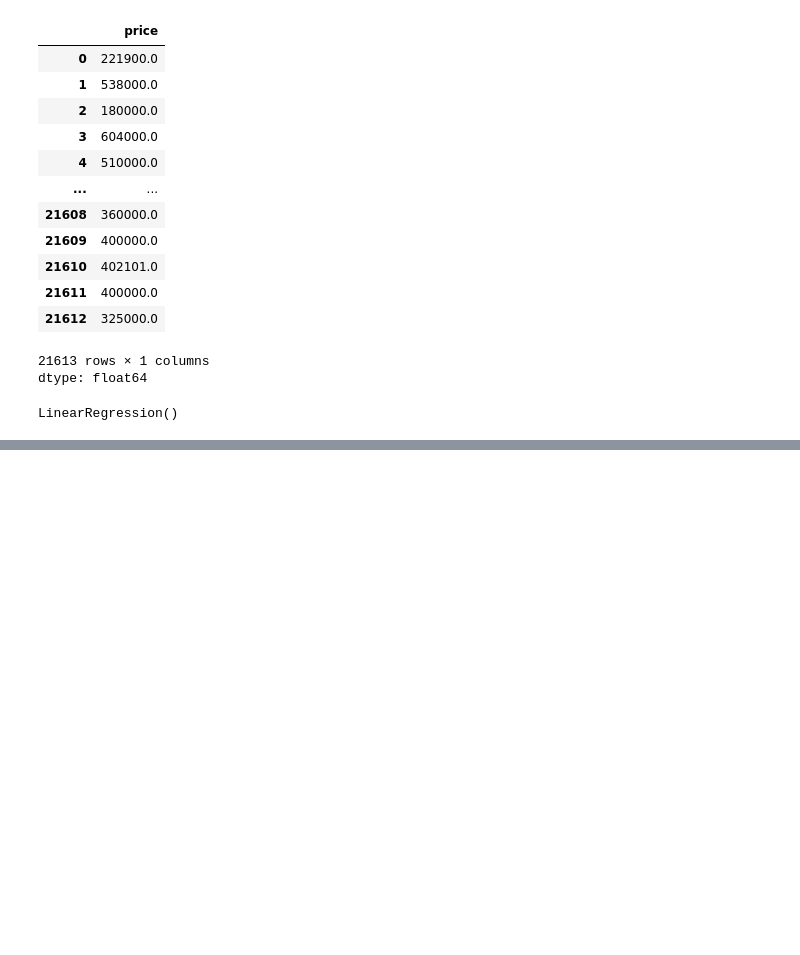
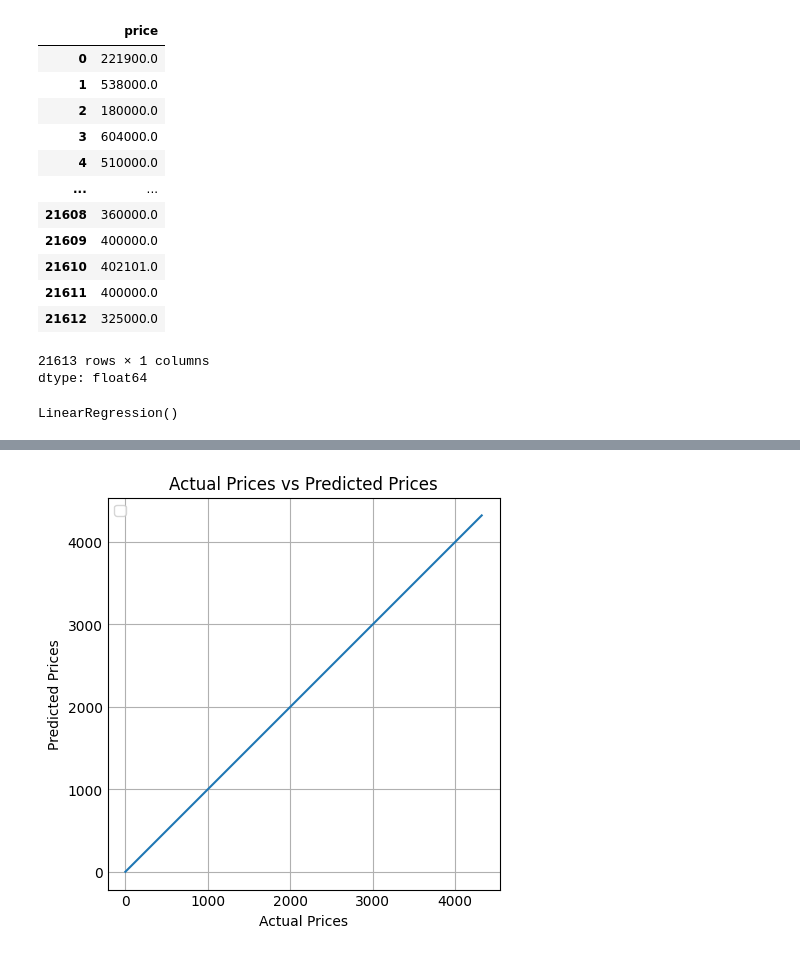
Before and after one commit to djuanthomas22/My-new-repo, a Jupyter notebook: HousePrices.ipynb, the cells around one changed output, grey strips where cells are left out. Saved outputs shown, nothing was run; the diff lists cells and outputs as text; code cells hidden in the pictures; blank space fills up the shorter version.

```diff
--- a/HousePrices.ipynb
+++ b/HousePrices.ipynb
@@ -60,3 +60,15 @@ array([ 86687.7049681 , 671422.57738782, 489969.79355672, ...,
 # %%
 from matplotlib import pyplot as plt
 import numpy as np
+# %%
+# Create a vizitualization of actual vs predicted prices.
+plt.figure(figsize = (4,4))
+plt.plot(range(len(y)))
+plt.style.use('_mpl-gallery')
+plt.xlabel('Actual Prices')
+plt.ylabel('Predicted Prices')
+plt.title('Actual Prices vs Predicted Prices')
+plt.legend()
+plt.show()
+# %% [output]
+[figure, added]
```
Also changed, not shown: parts of 6 cells of this notebook.
